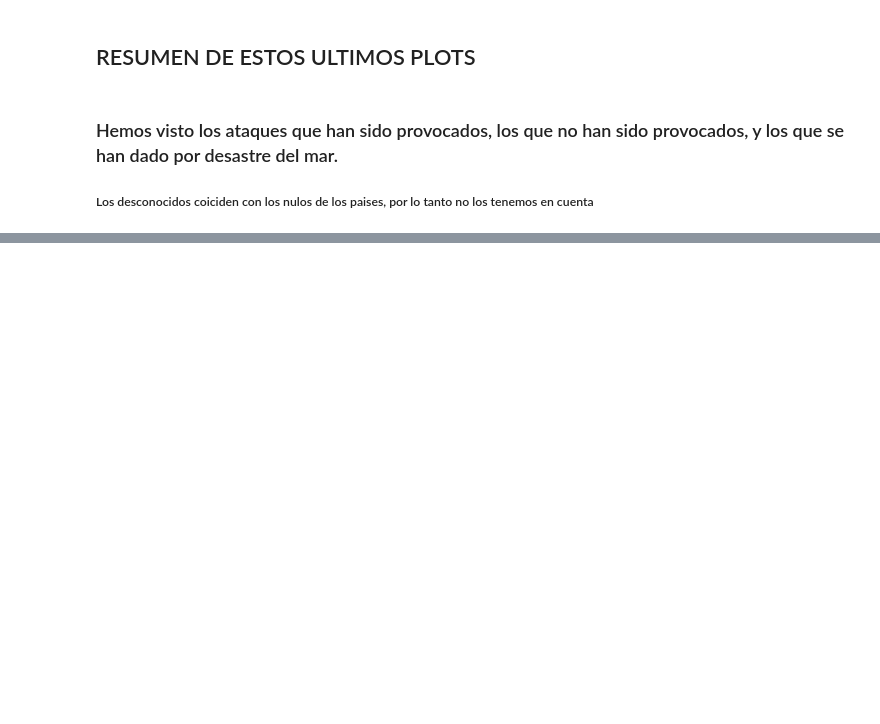
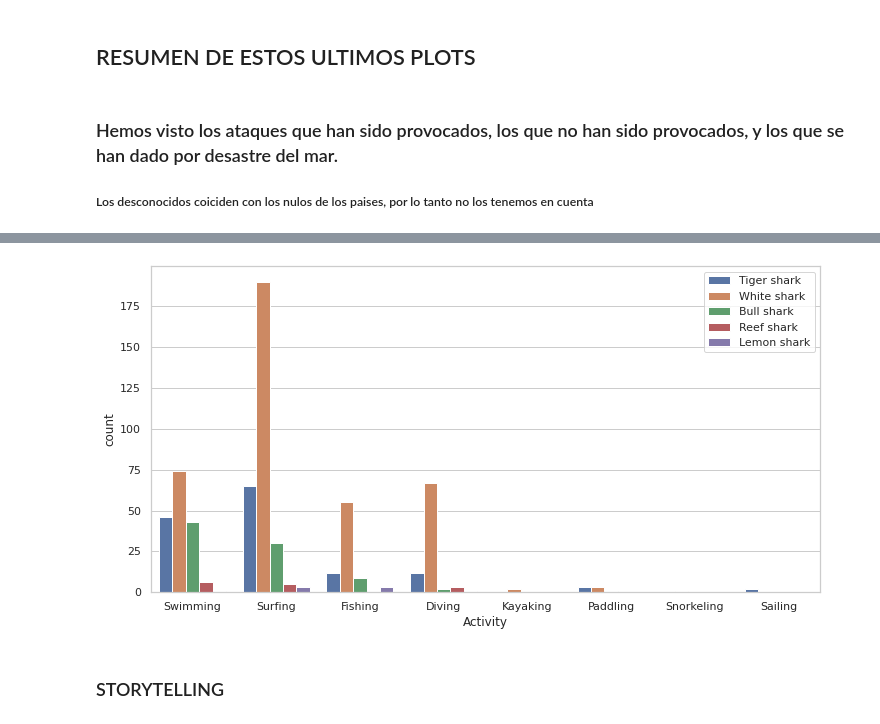
Before and after one commit to Jorge-Solana/Shark-Attack, a Jupyter notebook: VISUALS!.ipynb, the cells around one changed output, grey strips where cells are left out. Cells and saved outputs as stored; diff of their text form; code cells hidden in the pictures; blank space fills up the shorter version.

```diff
--- a/VISUALS!.ipynb
+++ b/VISUALS!.ipynb
@@ -233,0 +168,7 @@ ax_species.set_xticklabels(ax_species.get_xticklabels(),rotation = 90);
+# %%
+sns.countplot(x=df_limpito2.Activity, hue=df_limpito2['Species ']);
+plt.legend(loc = 'upper right');
+# %% [output]
+[figure, added]
+# %% [markdown]
+### STORYTELLING
```
Also changed, not shown: parts of 37 cells of this notebook.
